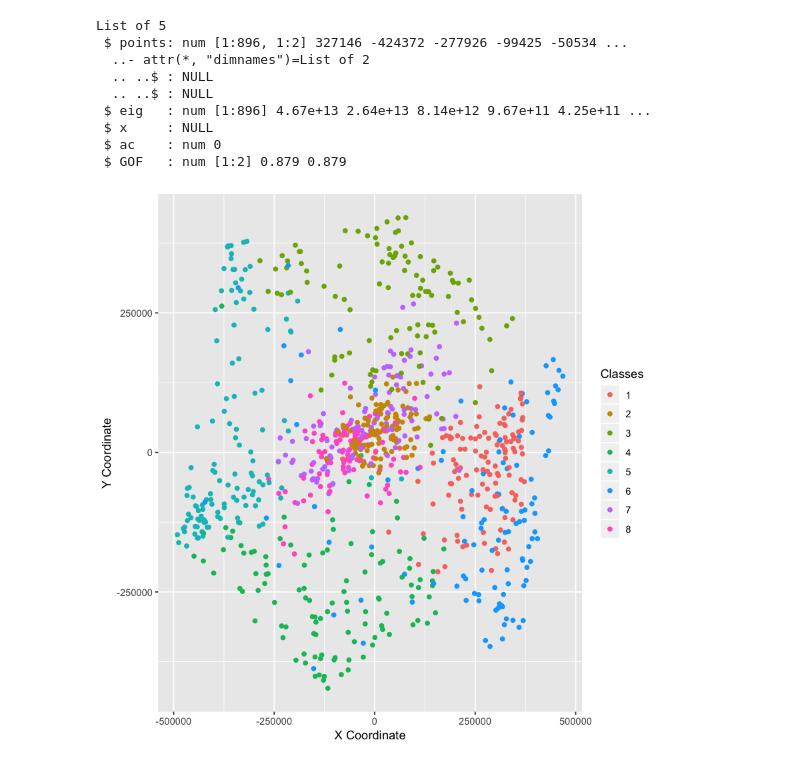
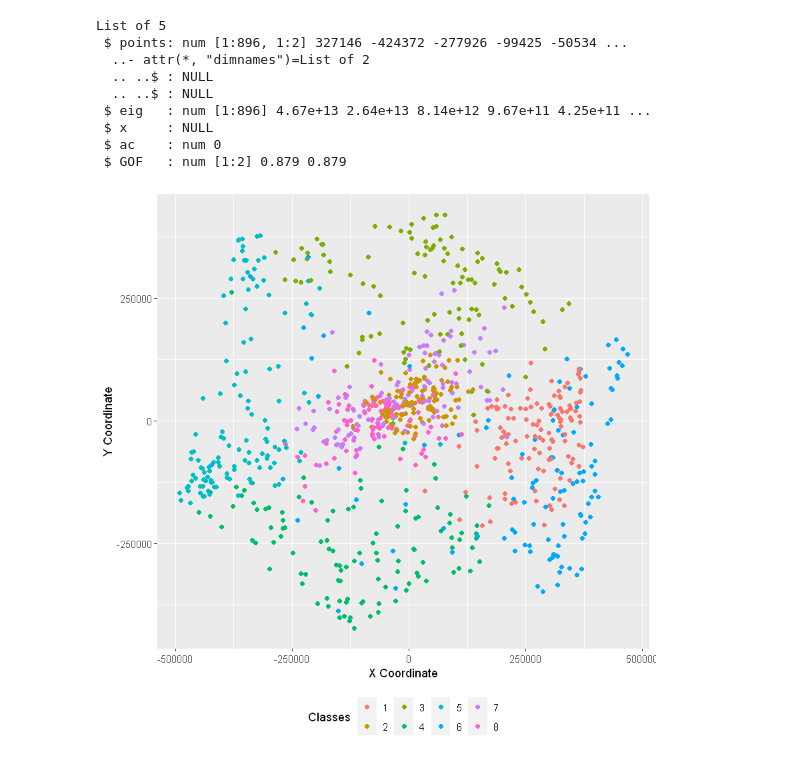
Before and after one commit to BU-IE-582/fall20-mbahadir, a Jupyter notebook: Homework2/Homework_2.ipynb, the cells around one changed output. Drawn from its saved outputs; the diff is of its cells as text; code cells hidden in the pictures.

```diff
--- a/Homework2/Homework_2.ipynb
+++ b/Homework2/Homework_2.ipynb
@@ -630,7 +625,8 @@ dt<-data.frame(fit$points,df_pos$class)
 # %%
+dt<-data.frame(fit$points,df_pos$class)
 visualized_dist<-ggplot(dt, aes(x=X1 , y=X2,color=as.factor(df_pos.class)))+geom_point()+labs(color="Classes")+
-xlab("X Coordinate")+ylab("Y Coordinate")
+xlab("X Coordinate")+ylab("Y Coordinate")+theme(legend.position = "bottom")
 visualized_dist
 # %% [output]
-[figure, old version]
+[figure, new version]
 # %%
```
Also changed, not shown: parts of 43 cells of this notebook, 4 other files.
